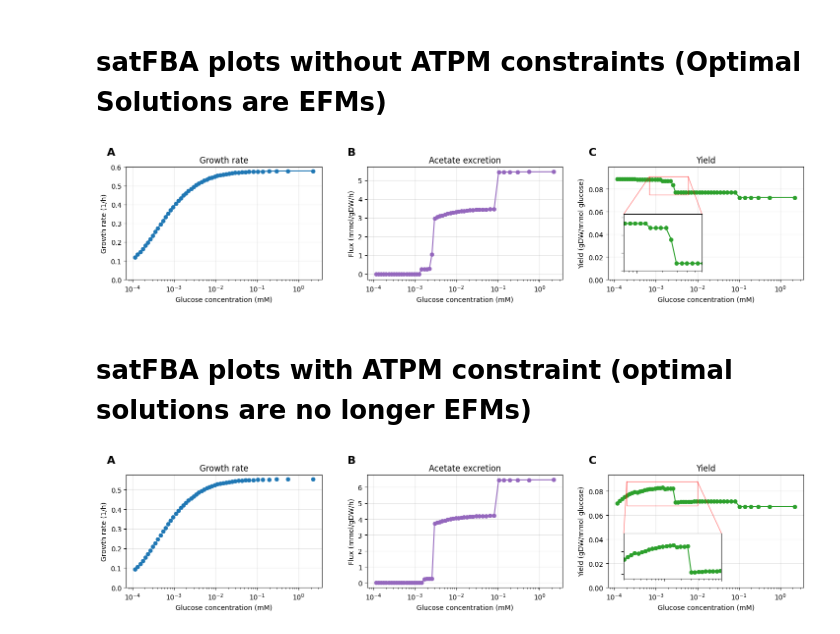
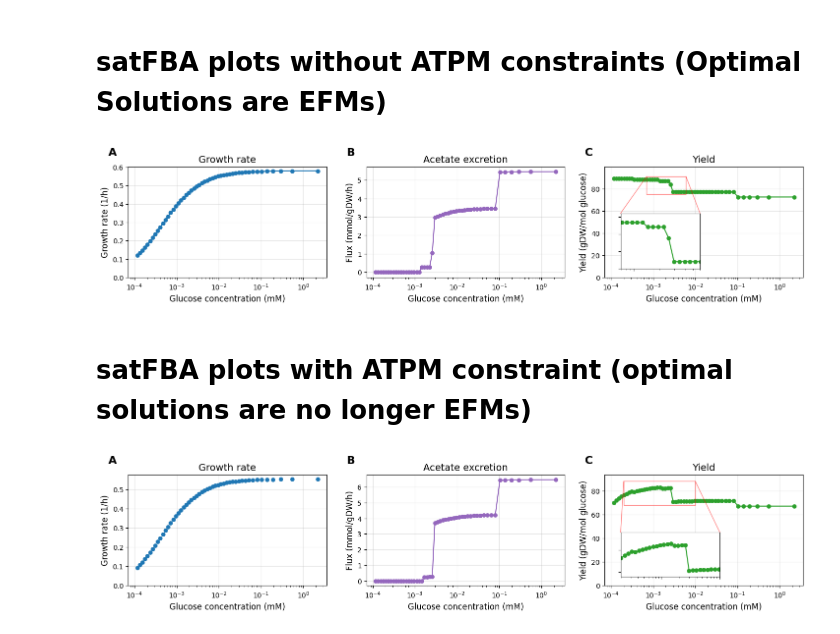
Before and after one commit to marco-corrao/iCH360_paper, a Jupyter notebook: Manuscript_Figures/notebooks/saturation_FBA.ipynb, the cells around one changed output. Saved outputs shown, nothing was run; the diff lists cells and outputs as text; code cells hidden in the pictures.

Commit message:
changed yield units to gDW/mol

```diff
--- a/Manuscript_Figures/notebooks/saturation_FBA.ipynb
+++ b/Manuscript_Figures/notebooks/saturation_FBA.ipynb
@@ -6,6 +6,10 @@ from matplotlib.ticker import NullFormatter
 # %%
 satFBA_results_no_ATPM=pd.read_csv('../../Analysis/satFBA/out/satFBA_results_no_ATPM.csv').set_index('reaction_id')
 satFBA_results_with_ATPM=pd.read_csv('../../Analysis/satFBA/out/satFBA_results_with_ATPM.csv').set_index('reaction_id')
+# %%
+#plotting params
+label_fontsize=12
+title_fontsize=14
 # %% [markdown]
 # satFBA plots without ATPM constraints (Optimal Solutions are EFMs)
 # %%
@@ -15,19 +19,19 @@ glucose_concentration_values_no_ATPM=satFBA_results_no_ATPM.loc['GLCptspp','subs
 biomass_values_no_ATPM=satFBA_results_no_ATPM.loc['Biomass','flux'].values
 #Acetate Excretion
 acetate_excretion_values_no_ATPM=satFBA_results_no_ATPM.loc['EX_ac_e','flux'].values
-#Yield
-yield_values_no_ATPM=satFBA_results_no_ATPM.loc['Biomass','yield'].values
+#Yield (multiply by 1000 to convert from gDW/mmol to gDW/mo
+yield_values_no_ATPM=satFBA_results_no_ATPM.loc['Biomass','yield'].values*1000
 # %%
 fig,ax=plt.subplots(1,3,figsize=(12,3.5))
 
 #Col 1: Plot Growth rate vs substrate concentration
 letters=['A','B','C']
 ax[0].plot(glucose_concentration_values_no_ATPM,biomass_values_no_ATPM,'-o',markeredgewidth=0.3,markeredgecolor=None)
-ax[0].set_ylabel('Growth rate (1/h)')
+ax[0].set_ylabel('Growth rate (1/h)',fontsize=label_fontsize)
 #ax[0].tick_params(axis='y')
 ax[0].set_xscale('log')
-ax[0].set_title('Growth rate')
-ax[0].set_xlabel('Glucose concentration (mM)')
+ax[0].set_title('Growth rate',fontsize=title_fontsize)
+ax[0].set_xlabel('Glucose concentration (mM)',fontsize=label_fontsize)
 ax[00].text(-0.1, 1.1, letters[0], transform=ax[0].transAxes,
             size=16, weight='bold')
 ax[0].set_ylim(0,ax[0].get_ylim()[1])
@@ -35,42 +39,42 @@ ax[0].set_ylim(0,ax[0].get_ylim()[1])
 #Col 2: Plot Acetate excretion vs substrate concentration
 ax[1].plot(glucose_concentration_values_no_ATPM,acetate_excretion_values_no_ATPM,'-o',color='tab:purple',markeredgewidth=0.3,markeredgecolor=None)
 ax[1].set_xscale('log')
-ax[1].set_title('Acetate excretion' )
-ax[1].set_ylabel('Flux (mmol/gDW/h)')
-ax[1].set_xlabel('Glucose concentration (mM)')
+ax[1].set_title('Acetate excretion',fontsize=title_fontsize )
+ax[1].set_ylabel('Flux (mmol/gDW/h)',fontsize=label_fontsize)
+ax[1].set_xlabel('Glucose concentration (mM)',fontsize=label_fontsize)
 ax[1].text(-0.1, 1.1, letters[1], transform=ax[1].transAxes,
             size=16, weight='bold')
 ax[1].set_ylim(-0.3,ax[1].get_ylim()[1])
 
 #Col 3: Plot Yield vs substrate concentration
 ax[2].plot(glucose_concentration_values_no_ATPM,yield_values_no_ATPM,'-o',color='tab:green',markeredgewidth=0.3,markeredgecolor=None)
 ax[2].set_xscale('log')
-ax[2].set_title('Yield')
-ax[2].set_ylabel('Yield (gDW/mmol glucose)')
-ax[2].set_xlabel('Glucose concentration (mM)')
+ax[2].set_title('Yield',fontsize=title_fontsize)
+ax[2].set_ylabel('Yield (gDW/mol glucose)',fontsize=label_fontsize)
+ax[2].set_xlabel('Glucose concentration (mM)',fontsize=label_fontsize)
 ax[2].text(-0.1, 1.1, letters[2], transform=ax[2].transAxes,
             size=16, weight='bold')
-ax[2].set_ylim(0,ax[2].get_ylim()[1]+0.01)
+ax[2].set_ylim(0,ax[2].get_ylim()[1]+10)
 #add grids to all axes
 [ax[j].grid(True,alpha=0.3)  for j in range(3)]
 plt.tight_layout()
 plt.subplots_adjust(right=1.2)
 
 #Inset in the yield plot
 # inset Axes....
-x1, x2, y1, y2 = 0.0007, 0.006, 0.075, 0.091 # subregion of the original image
+x1, x2, y1, y2 = 0.0007, 0.006, 75, 91 # subregion of the original image
 axins = ax[2].inset_axes(
     [0.08, 0.08,0.4, 0.5],
     xlim=(x1, x2), ylim=(y1, y2), xticklabels=[], yticklabels=[])
 axins.plot(glucose_concentration_values_no_ATPM,yield_values_no_ATPM,'-o',color='tab:green',markeredgewidth=0.3,markeredgecolor=None)
 axins.set_xscale('log')
 axins.xaxis.set_major_formatter(NullFormatter())
 axins.xaxis.set_minor_formatter(NullFormatter())
 ax[2].indicate_inset_zoom(axins, edgecolor="red")
 
 fig.savefig('../figures/satFBA_results_no_ATPM.pdf',bbox_inches = 'tight')
 # %% [output]
-[figure, old version]
+[figure, new version]
 # %% [markdown]
 # satFBA plots with ATPM constraint (optimal solutions are no longer EFMs)
 # %%
@@ -89,11 +93,11 @@ fig,ax=plt.subplots(1,3,figsize=(12,3.5))
 
 letters=['A','B','C']
 ax[0].plot(glucose_concentration_values_with_ATPM,biomass_values_with_ATPM,'o',markeredgewidth=0.3,markeredgecolor=None)
-ax[0].set_ylabel('Growth rate (1/h)')
+ax[0].set_ylabel('Growth rate (1/h)',fontsize=label_fontsize)
 #ax[0].tick_params(axis='y')
 ax[0].set_xscale('log')
-ax[0].set_title('Growth rate')
-ax[0].set_xlabel('Glucose concentration (mM)')
+ax[0].set_title('Growth rate',fontsize=title_fontsize)
+ax[0].set_xlabel('Glucose concentration (mM)',fontsize=label_fontsize)
 ax[00].text(-0.1, 1.1, letters[0], transform=ax[0].transAxes,
             size=16, weight='bold')
 ax[0].set_ylim(0,ax[0].get_ylim()[1])
@@ -101,9 +105,9 @@ ax[0].set_ylim(0,ax[0].get_ylim()[1])
 #Col 2: Plot Acetate excretion vs substrate concentration
 ax[1].plot(glucose_concentration_values_with_ATPM,acetate_excretion_values_with_ATPM,'-o',color='tab:purple',markeredgewidth=0.3,markeredgecolor=None)
 ax[1].set_xscale('log')
-ax[1].set_title('Acetate excretion' )
-ax[1].set_ylabel('Flux (mmol/gDW/h)')
-ax[1].set_xlabel('Glucose concentration (mM)')
+ax[1].set_title('Acetate excretion',fontsize=title_fontsize )
+ax[1].set_ylabel('Flux (mmol/gDW/h)',fontsize=label_fontsize)
+ax[1].set_xlabel('Glucose concentration (mM)',fontsize=label_fontsize)
 ax[1].text(-0.1, 1.1, letters[1], transform=ax[1].transAxes,
             size=16, weight='bold')
 ax[1].set_ylim(-0.3,ax[1].get_ylim()[1])
@@ -111,19 +115,19 @@ ax[1].set_ylim(-0.3,ax[1].get_ylim()[1])
 #Col 3: Plot Yield vs substrate concentration
 ax[2].plot(glucose_concentration_values_with_ATPM,yield_values_with_ATPM,'-o',color='tab:green',markeredgewidth=0.3,markeredgecolor=None)
 ax[2].set_xscale('log')
-ax[2].set_title('Yield')
-ax[2].set_ylabel('Yield (gDW/mmol glucose)')
-ax[2].set_xlabel('Glucose concentration (mM)')
+ax[2].set_title('Yield',fontsize=title_fontsize)
+ax[2].set_ylabel('Yield (gDW/mol glucose)',fontsize=label_fontsize)
+ax[2].set_xlabel('Glucose concentration (mM)',fontsize=label_fontsize)
 ax[2].text(-0.1, 1.1, letters[2], transform=ax[2].transAxes,
             size=16, weight='bold')
-ax[2].set_ylim(0,ax[2].get_ylim()[1]+0.01)
+ax[2].set_ylim(0,ax[2].get_ylim()[1]+10)
 #add grids to all axes
 [ax[j].grid(True,alpha=0.3)  for j in range(3)]
 plt.tight_layout()
 plt.subplots_adjust(right=1.2)
 #Inset in the yield plot
 # inset Axes....
-x1, x2, y1, y2 = 2e-4, 1e-2, 0.068, 0.088 # subregion of the original image
+x1, x2, y1, y2 = 2e-4, 1e-2, 68, 88 # subregion of the original image
 axins = ax[2].inset_axes(
     [0.08, 0.08,0.5, 0.4],
     xlim=(x1, x2), ylim=(y1, y2), xticklabels=[], yticklabels=[])
@@ -134,4 +138,4 @@ axins.xaxis.set_minor_formatter(NullFormatter())
 ax[2].indicate_inset_zoom(axins, edgecolor="red")
 fig.savefig('../figures/satFBA_results_with_ATPM.pdf',bbox_inches = 'tight')
 # %% [output]
-[figure, old version]
+[figure, new version]
```
Also changed, not shown: parts of 1 cell of this notebook.
